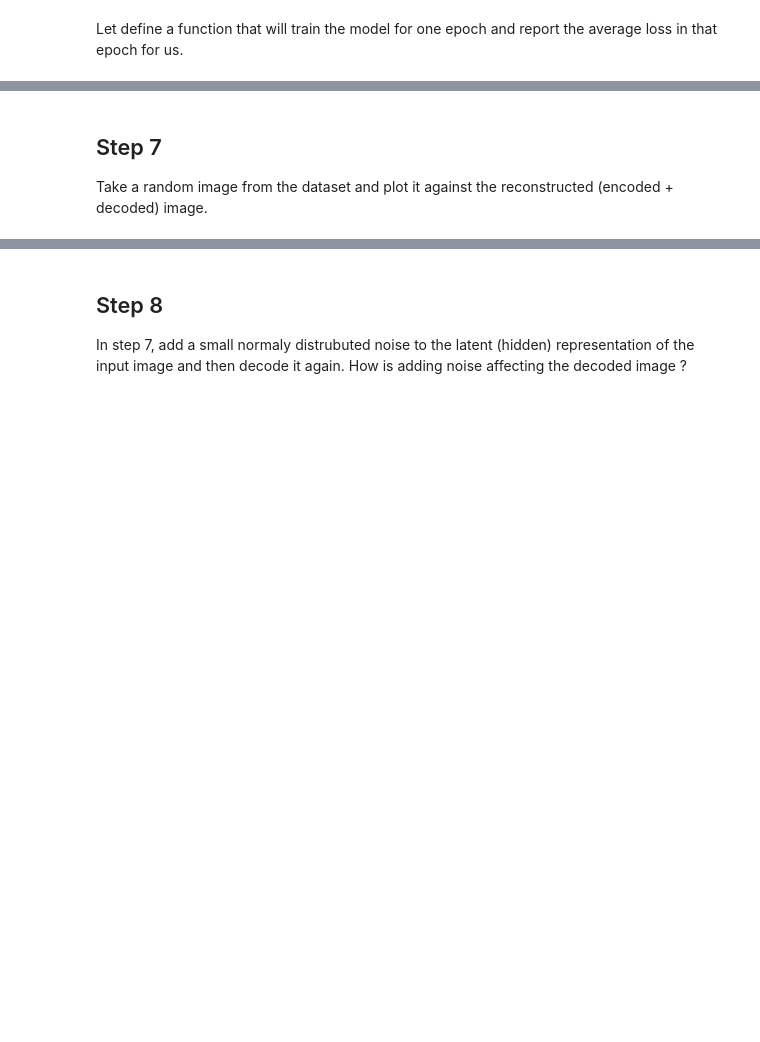
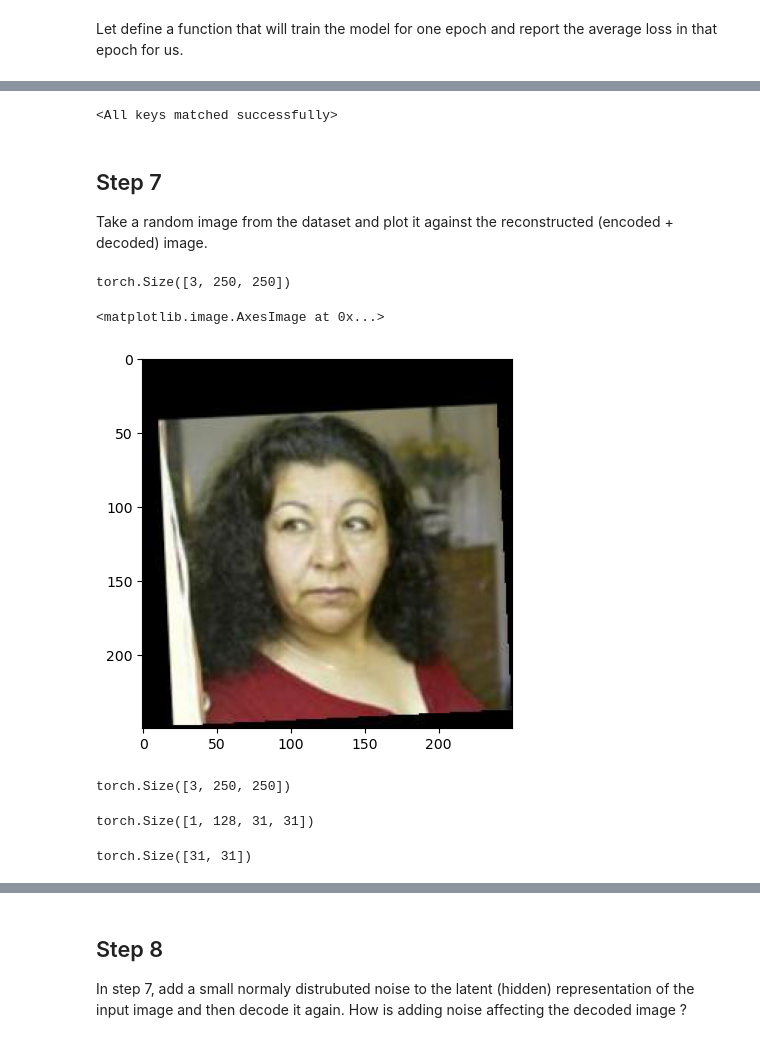
Before and after one commit to SakolB/CECS457, a Jupyter notebook: HW4/HW4.ipynb, the cells around one changed output, grey strips where cells are left out. Drawn from its saved outputs; the diff is of its cells as text; code cells hidden in the pictures; blank space fills up the shorter version.

Commit message:
made changes to model&trained the model

```diff
--- a/HW4/HW4.ipynb
+++ b/HW4/HW4.ipynb
@@ -312,6 +319,21 @@ ValueError: too many values to unpack (expected 2)
+# %%
+model.load_state_dict(torch.load('model_state_dict.pth'))
+# %% [output]
+<All keys matched successfully>
 # %% [markdown]
 ##  Step 7
 
 Take a random image from the dataset and plot it against the reconstructed (encoded + decoded) image.
 # %%
-plt.imshow()
+for _, x in enumerate(test_loader):
+    print(x[0][4].shape)
+    x_input = x[0][4]
+    x = x[0][4].permute(1, 2, 0)
+    break
+# %% [output]
+torch.Size([3, 250, 250])
+# %%
+plt.imshow(x)
+# %% [output]
+<matplotlib.image.AxesImage at 0x...>
+[figure, added]
@@ -317,0 +342,4 @@ plt.imshow()
+# %%
+x_input.shape
+# %% [output]
+torch.Size([3, 250, 250])
@@ -317,0 +352,4 @@ plt.imshow()
+# %%
+encoded.shape
+# %% [output]
+torch.Size([1, 128, 31, 31])
@@ -317,0 +358,4 @@ plt.imshow()
+# %%
+average_encoded.shape
+# %% [output]
+torch.Size([31, 31])
```
Also changed, not shown: parts of 27 cells of this notebook, 1 other file.
